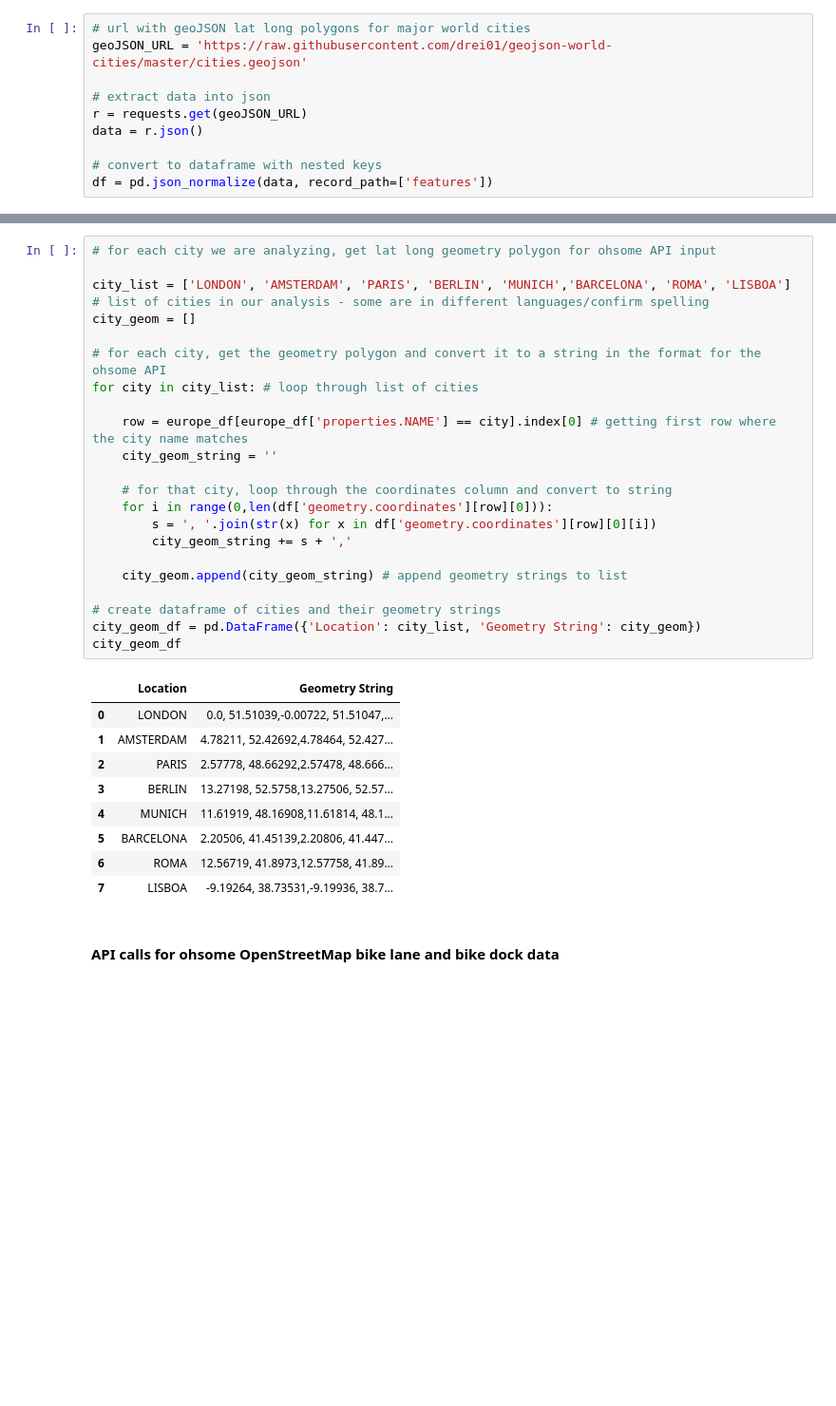
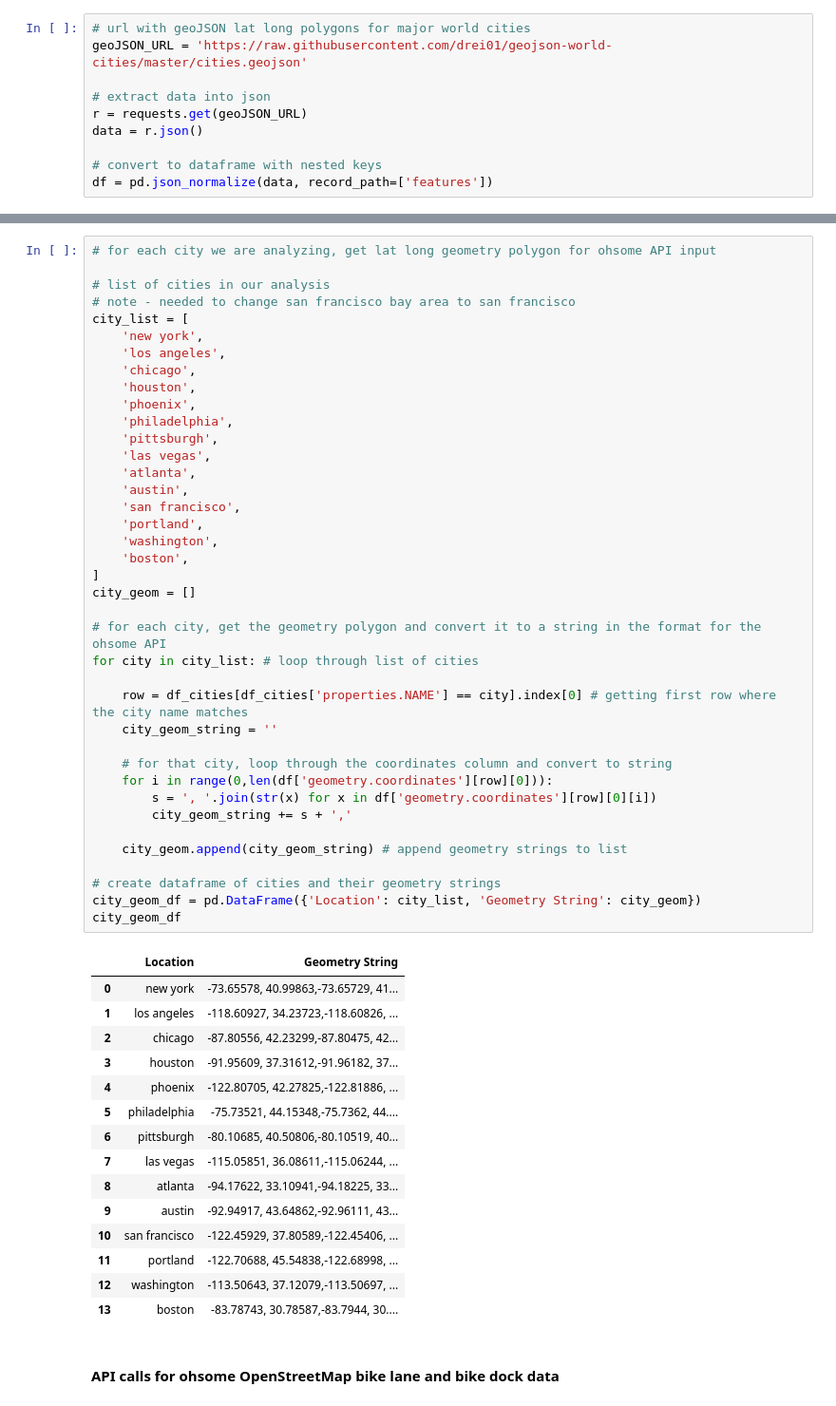
Before and after one commit to mfuentescornell/CS_5304_Data_Science_in_the_Wild, a Jupyter notebook: OpenStreetMap_data.ipynb, the cells around one changed output, grey strips where cells are left out. Shown at 95% size. Cells and saved outputs as stored; diff of their text form; blank space fills up the shorter version.

```diff
--- a/OpenStreetMap_data.ipynb
+++ b/OpenStreetMap_data.ipynb
@@ -62,34 +90,57 @@ europe_df[europe_df['properties.NAME'] == 'LONDON']
 # %%
 # for each city we are analyzing, get lat long geometry polygon for ohsome API input
 
-city_list = ['LONDON', 'AMSTERDAM', 'PARIS', 'BERLIN', 'MUNICH','BARCELONA', 'ROMA', 'LISBOA'] # list of cities in our analysis - some are in different languages/confirm spelling
+# list of cities in our analysis
+# note - needed to change san francisco bay area to san francisco
+city_list = [
+    'new york',
+    'los angeles',
+    'chicago',
+    'houston',
+    'phoenix',
+    'philadelphia',
+    'pittsburgh',
+    'las vegas',
+    'atlanta',
+    'austin',
+    'san francisco',
+    'portland',
+    'washington',
+    'boston',
+]
 city_geom = []
 
 # for each city, get the geometry polygon and convert it to a string in the format for the ohsome API
 for city in city_list: # loop through list of cities
 
-    row = europe_df[europe_df['properties.NAME'] == city].index[0] # getting first row where the city name matches
+    row = df_cities[df_cities['properties.NAME'] == city].index[0] # getting first row where the city name matches
     city_geom_string = ''
 
     # for that city, loop through the coordinates column and convert to string
     for i in range(0,len(df['geometry.coordinates'][row][0])):
         s = ', '.join(str(x) for x in df['geometry.coordinates'][row][0][i])
         city_geom_string += s + ','
 
     city_geom.append(city_geom_string) # append geometry strings to list
 
 # create dataframe of cities and their geometry strings
 city_geom_df = pd.DataFrame({'Location': city_list, 'Geometry String': city_geom})
 city_geom_df
 # %% [output]
 |  | Location | Geometry String |
-| 0 | LONDON | 0.0, 51.51039,-0.00722, 51.51047,... |
-| 1 | AMSTERDAM | 4.78211, 52.42692,4.78464, 52.427... |
-| 2 | PARIS | 2.57778, 48.66292,2.57478, 48.666... |
-| 3 | BERLIN | 13.27198, 52.5758,13.27506, 52.57... |
-| 4 | MUNICH | 11.61919, 48.16908,11.61814, 48.1... |
-| 5 | BARCELONA | 2.20506, 41.45139,2.20806, 41.447... |
-| 6 | ROMA | 12.56719, 41.8973,12.57758, 41.89... |
-| 7 | LISBOA | -9.19264, 38.73531,-9.19936, 38.7... |
+| 0 | new york | -73.65578, 40.99863,-73.65729, 41... |
+| 1 | los angeles | -118.60927, 34.23723,-118.60826, ... |
+| 2 | chicago | -87.80556, 42.23299,-87.80475, 42... |
+| 3 | houston | -91.95609, 37.31612,-91.96182, 37... |
+| 4 | phoenix | -122.80705, 42.27825,-122.81886, ... |
+| 5 | philadelphia | -75.73521, 44.15348,-75.7362, 44.... |
+| 6 | pittsburgh | -80.10685, 40.50806,-80.10519, 40... |
+| 7 | las vegas | -115.05851, 36.08611,-115.06244, ... |
+| 8 | atlanta | -94.17622, 33.10941,-94.18225, 33... |
+| 9 | austin | -92.94917, 43.64862,-92.96111, 43... |
+| 10 | san francisco | -122.45929, 37.80589,-122.45406, ... |
+| 11 | portland | -122.70688, 45.54838,-122.68998, ... |
+| 12 | washington | -113.50643, 37.12079,-113.50697, ... |
+| 13 | boston | -83.78743, 30.78587,-83.7944, 30.... |
 # %% [markdown]
 #### API calls for ohsome OpenStreetMap bike lane and bike dock data
```
Also changed, not shown: parts of 9 cells of this notebook, 3 other files.
